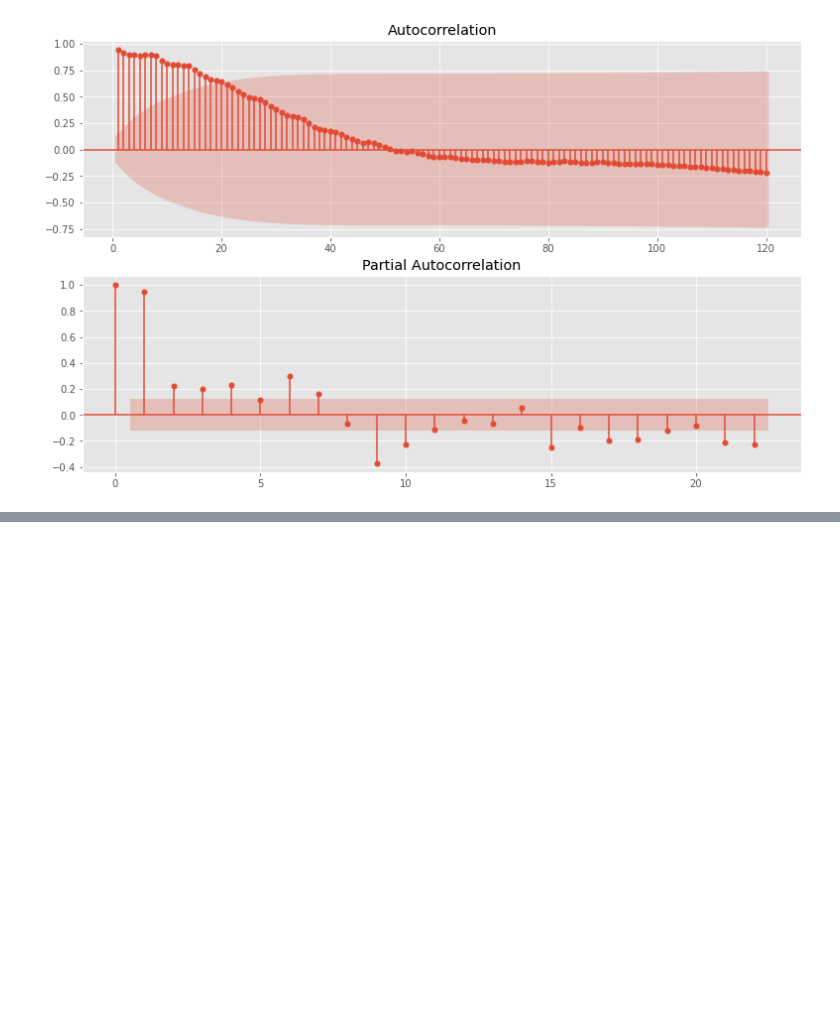
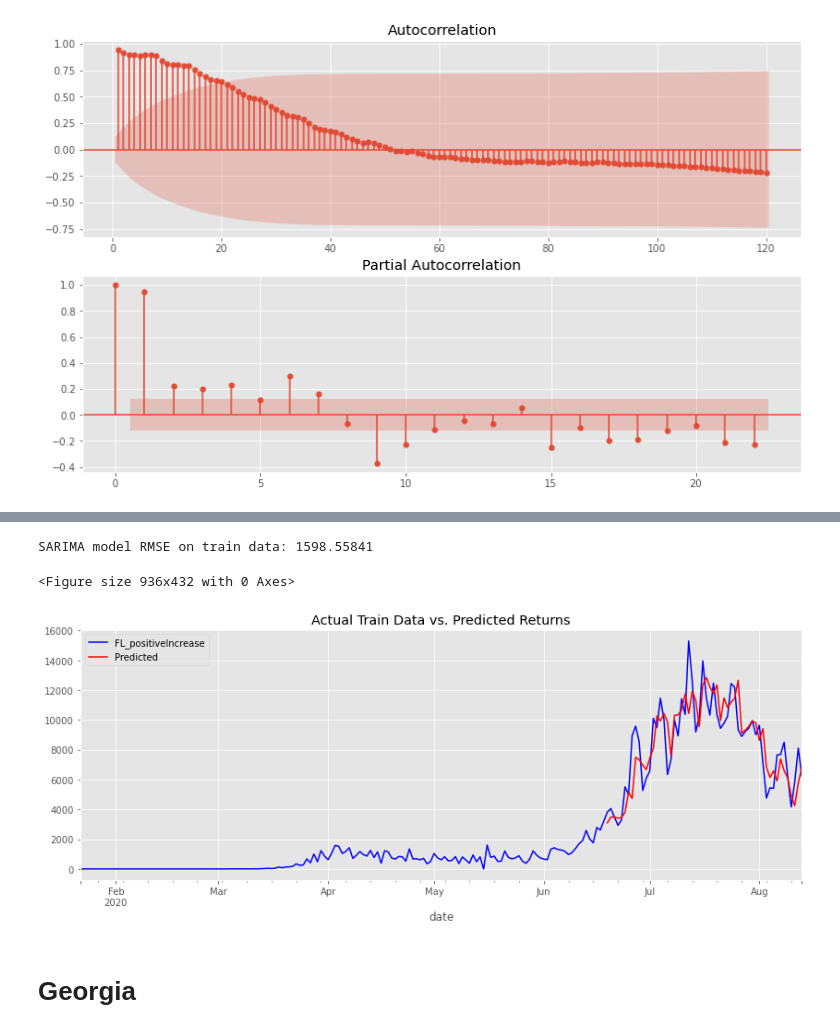
Before and after one commit to bmauss/COVID_Forecast, a Jupyter notebook: 3 ARIMA Modeling.ipynb, the cells around one changed output, grey strips where cells are left out. Saved outputs shown, nothing was run; the diff lists cells and outputs as text; code cells hidden in the pictures; blank space fills up the shorter version.

```diff
--- a/3 ARIMA Modeling.ipynb
+++ b/3 ARIMA Modeling.ipynb
@@ -686,0 +739,8 @@ ca_results
+# %%
+train_RMSE(fl_train, results, display = True)
+# %% [output]
+SARIMA model RMSE on train data: 1598.55841
+<Figure size 936x432 with 0 Axes>
+[figure, added]
+# %% [markdown]
+# Georgia
```
Also changed, not shown: parts of 31 cells of this notebook.
